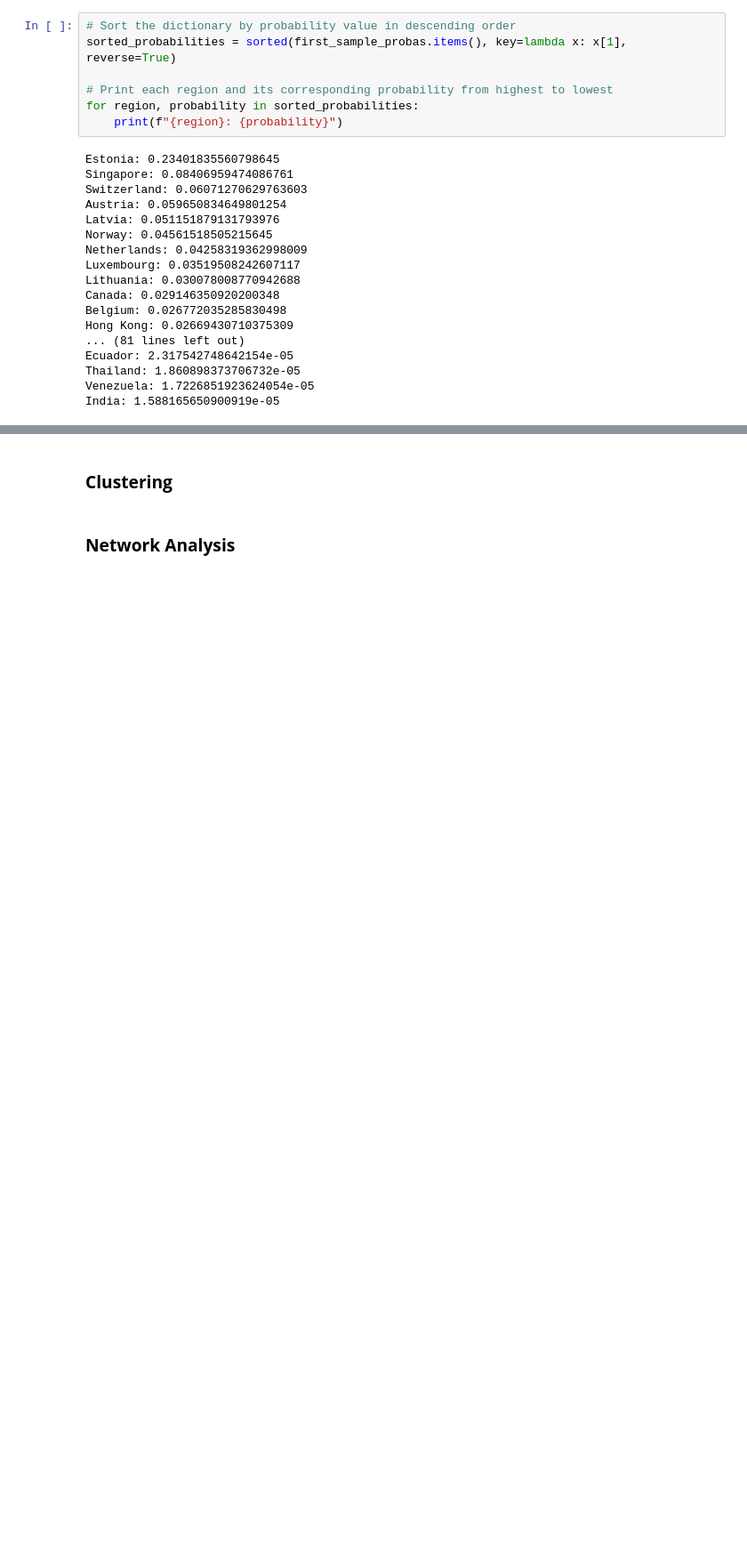
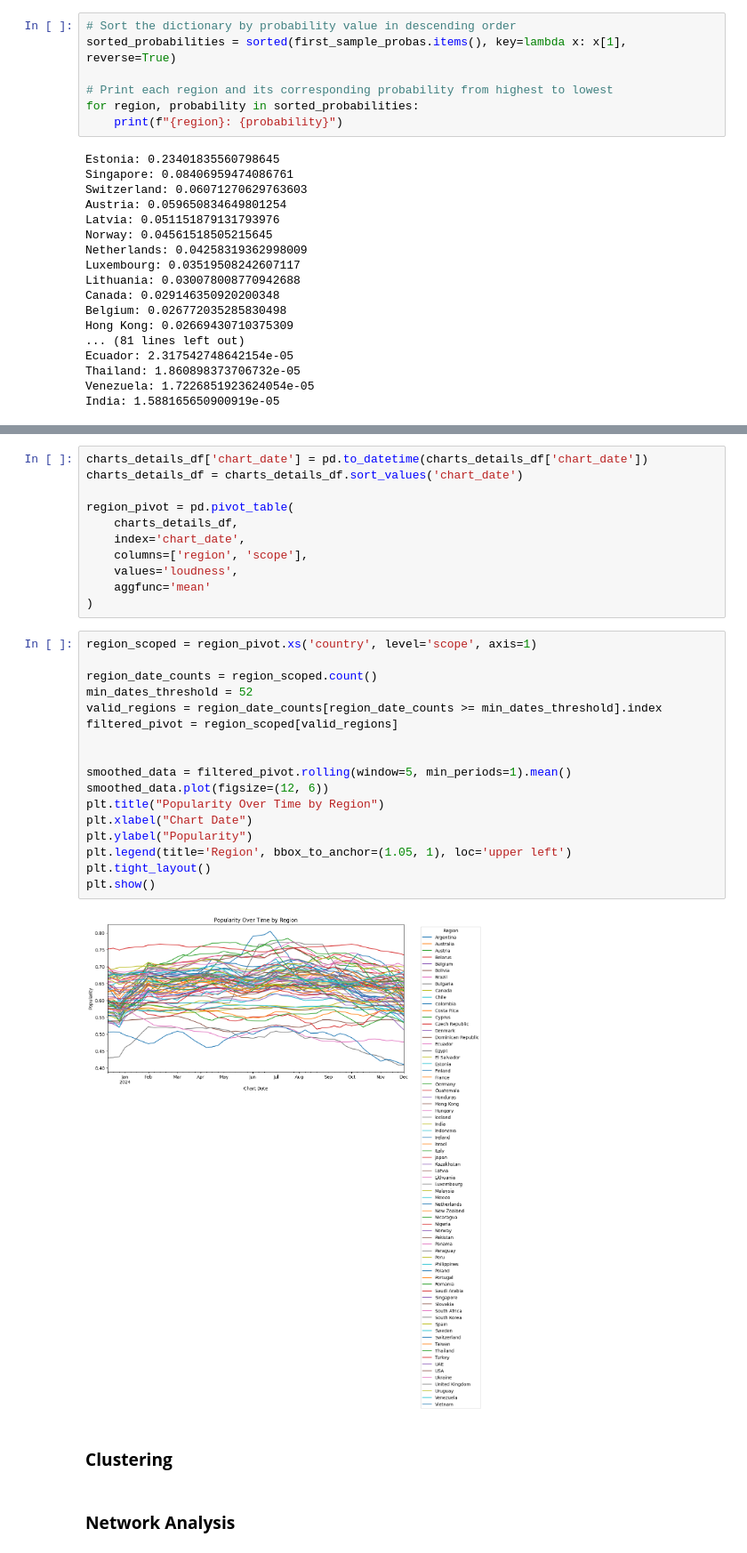
Before and after one commit to LNickelsburg/iss310-final-project, a Jupyter notebook: FinalProject.ipynb, the cells around one changed output, grey strips where cells are left out. Shown at 89% size. Cells and saved outputs as stored; diff of their text form; blank space fills up the shorter version.

```diff
--- a/FinalProject.ipynb
+++ b/FinalProject.ipynb
@@ -497,3 +500,33 @@ India: 1.588165650900919e-05
+# %%
+charts_details_df['chart_date'] = pd.to_datetime(charts_details_df['chart_date'])
+charts_details_df = charts_details_df.sort_values('chart_date')
+
+region_pivot = pd.pivot_table(
+    charts_details_df,
+    index='chart_date',
+    columns=['region', 'scope'],
+    values='loudness',
+    aggfunc='mean'
+)
+# %%
+region_scoped = region_pivot.xs('country', level='scope', axis=1)
+
+region_date_counts = region_scoped.count()
+min_dates_threshold = 52
+valid_regions = region_date_counts[region_date_counts >= min_dates_threshold].index
+filtered_pivot = region_scoped[valid_regions]
+
+
+smoothed_data = filtered_pivot.rolling(window=5, min_periods=1).mean()
+smoothed_data.plot(figsize=(12, 6))
+plt.title("Popularity Over Time by Region")
+plt.xlabel("Chart Date")
+plt.ylabel("Popularity")
+plt.legend(title='Region', bbox_to_anchor=(1.05, 1), loc='upper left')
+plt.tight_layout()
+plt.show()
+# %% [output]
+[figure, added]
 # %% [markdown]
 ### **Clustering**
 # %% [markdown]
```
Also changed, not shown: parts of 5 cells of this notebook.
